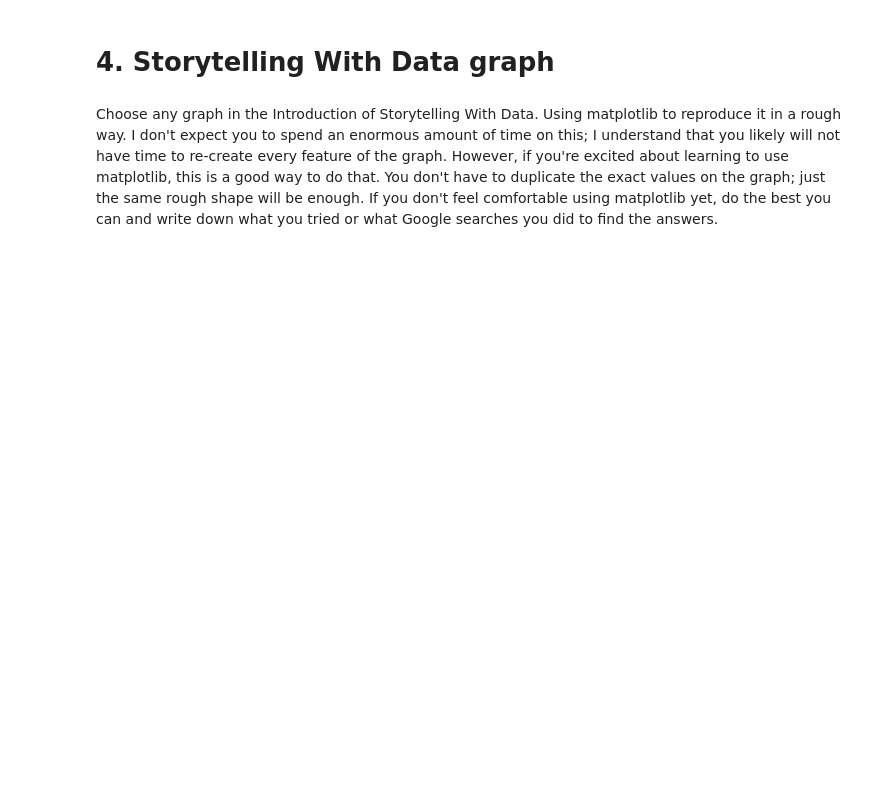
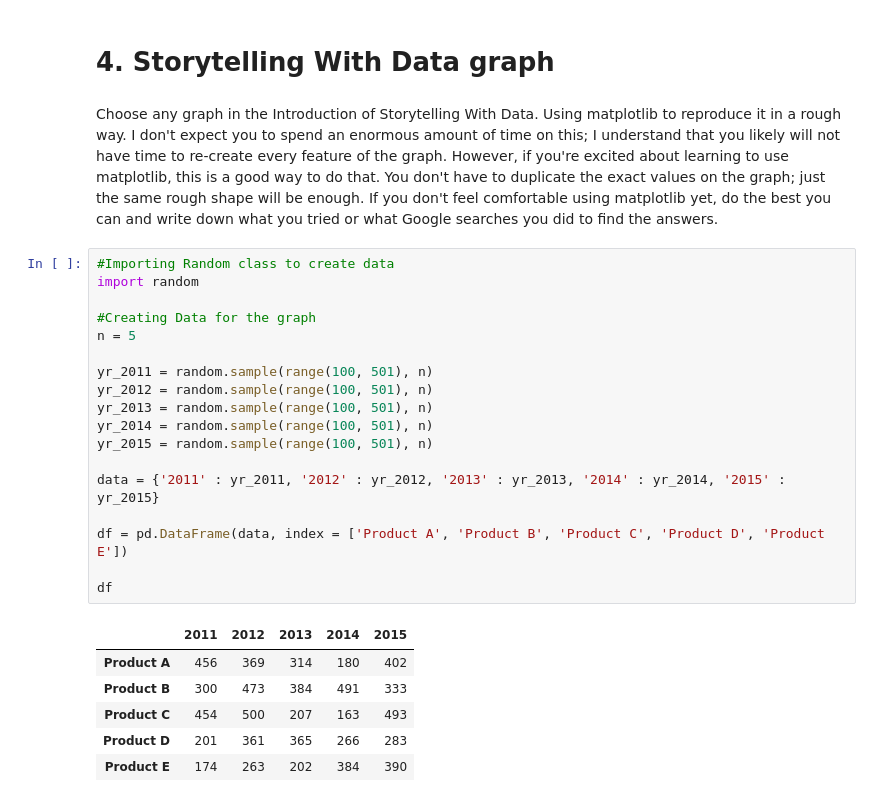
Before and after one commit to eghatzis0527/DX699---HW-Assignments, a Jupyter notebook: OMDS-ModB2-Week1-Hatzis-Eleni.ipynb, the cells around one changed output. Saved outputs shown, nothing was run; the diff lists cells and outputs as text; blank space fills up the shorter version.

```diff
--- a/OMDS-ModB2-Week1-Hatzis-Eleni.ipynb
+++ b/OMDS-ModB2-Week1-Hatzis-Eleni.ipynb
@@ -541,3 +544,28 @@ NameError: name 'df2' is not defined
 # 4. Storytelling With Data graph
 # %% [markdown]
 Choose any graph in the Introduction of Storytelling With Data.  Using matplotlib to reproduce it in a rough way.  I don't expect you to spend an enormous amount of time on this; I understand that you likely will not have time to re-create every feature of the graph.  However, if you're excited about learning to use matplotlib, this is a good way to do that.  You don't have to duplicate the exact values on the graph; just the same rough shape will be enough.  If you don't feel comfortable using matplotlib yet, do the best you can and write down what you tried or what Google searches you did to find the answers.
+# %%
+#Importing Random class to create data
+import random
+
+#Creating Data for the graph
+n = 5
+
+yr_2011 = random.sample(range(100, 501), n)
+yr_2012 = random.sample(range(100, 501), n)
+yr_2013 = random.sample(range(100, 501), n)
+yr_2014 = random.sample(range(100, 501), n)
+yr_2015 = random.sample(range(100, 501), n)
+
+data = {'2011' : yr_2011, '2012' : yr_2012, '2013' : yr_2013, '2014' : yr_2014, '2015' : yr_2015}
+
+df = pd.DataFrame(data, index = ['Product A', 'Product B', 'Product C', 'Product D', 'Product E'])
+
+df
+# %% [output]
+|  | 2011 | 2012 | 2013 | 2014 | 2015 |
+| Product A | 456 | 369 | 314 | 180 | 402 |
+| Product B | 300 | 473 | 384 | 491 | 333 |
+| Product C | 454 | 500 | 207 | 163 | 493 |
+| Product D | 201 | 361 | 365 | 266 | 283 |
+| Product E | 174 | 263 | 202 | 384 | 390 |
```
Also changed, not shown: parts of 4 cells of this notebook.
